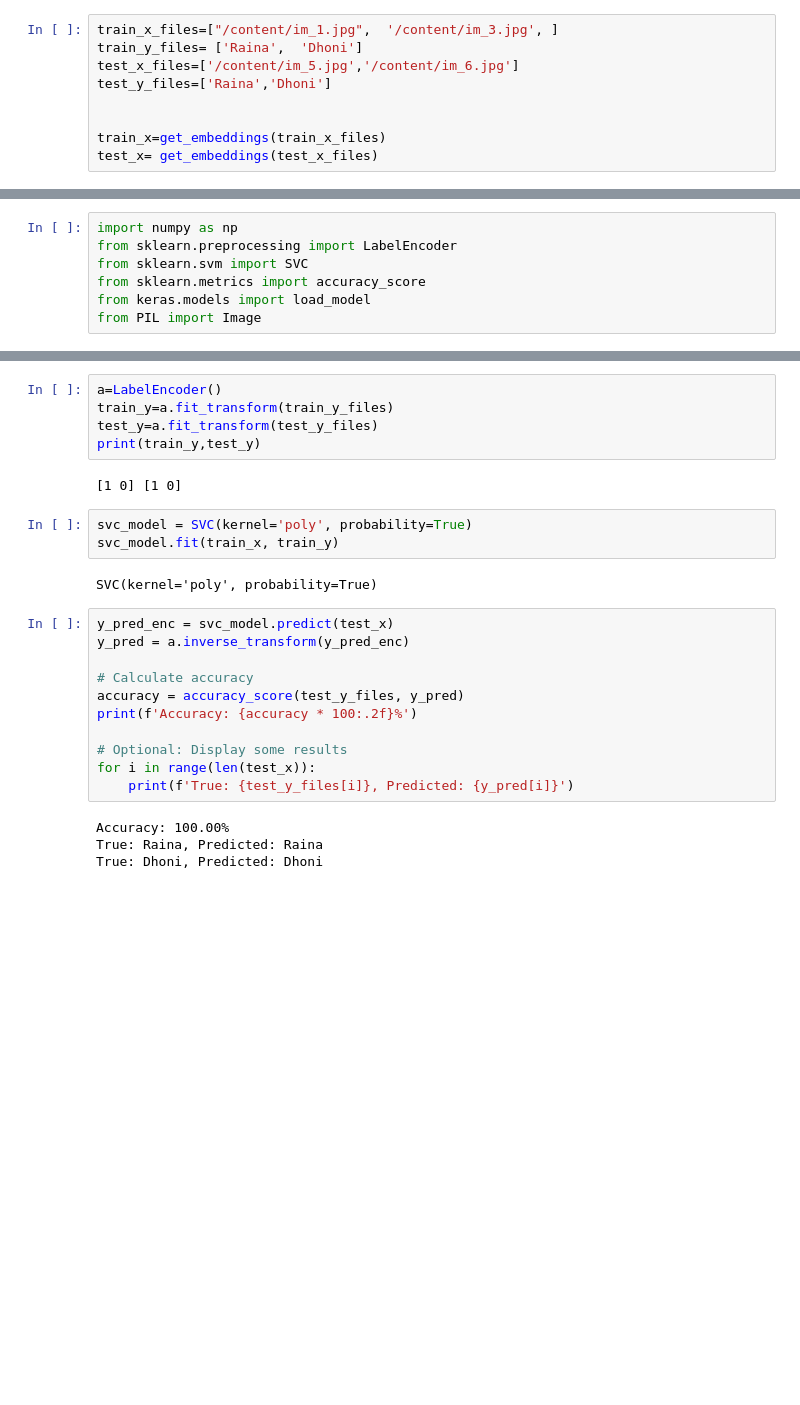
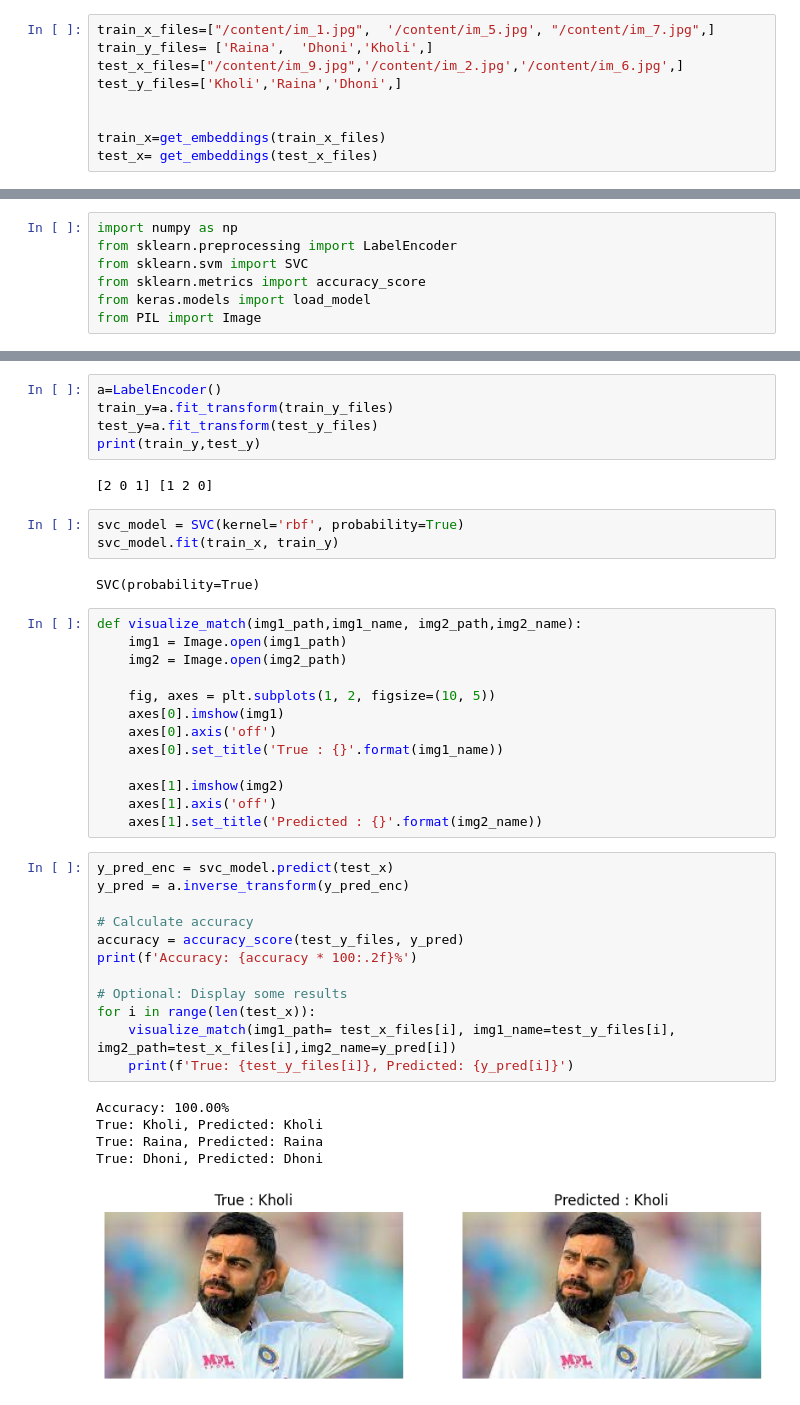
Before and after one commit to DCODE-ARMY/Face-Detection-and-Recognition, a Jupyter notebook: Face_Detection_ND_Spectra.ipynb, the cells around one changed output, grey strips where cells are left out. Saved outputs shown, nothing was run; the diff lists cells and outputs as text; blank space fills up the shorter version.

```diff
--- a/Face_Detection_ND_Spectra.ipynb
+++ b/Face_Detection_ND_Spectra.ipynb
@@ -184,8 +239,8 @@ for i in range(len(known_embeddings)):
 # %%
-train_x_files=["/content/im_1.jpg",  '/content/im_3.jpg', ]
-train_y_files= ['Raina',  'Dhoni']
-test_x_files=['/content/im_5.jpg','/content/im_6.jpg']
-test_y_files=['Raina','Dhoni']
+train_x_files=["/content/im_1.jpg",  '/content/im_5.jpg', "/content/im_7.jpg",]
+train_y_files= ['Raina',  'Dhoni','Kholi',]
+test_x_files=["/content/im_9.jpg",'/content/im_2.jpg','/content/im_6.jpg',]
+test_y_files=['Kholi','Raina','Dhoni',]
 
 
 train_x=get_embeddings(train_x_files)
@@ -229,24 +266,40 @@ train_y=a.fit_transform(train_y_files)
 test_y=a.fit_transform(test_y_files)
 print(train_y,test_y)
 # %% [output]
-[1 0] [1 0]
+[2 0 1] [1 2 0]
 # %%
-svc_model = SVC(kernel='poly', probability=True)
+svc_model = SVC(kernel='rbf', probability=True)
 svc_model.fit(train_x, train_y)
 # %% [output]
-SVC(kernel='poly', probability=True)
+SVC(probability=True)
+# %%
+def visualize_match(img1_path,img1_name, img2_path,img2_name):
+    img1 = Image.open(img1_path)
+    img2 = Image.open(img2_path)
+
+    fig, axes = plt.subplots(1, 2, figsize=(10, 5))
+    axes[0].imshow(img1)
+    axes[0].axis('off')
+    axes[0].set_title('True : {}'.format(img1_name))
+
+    axes[1].imshow(img2)
+    axes[1].axis('off')
+    axes[1].set_title('Predicted : {}'.format(img2_name))
 # %%
 y_pred_enc = svc_model.predict(test_x)
 y_pred = a.inverse_transform(y_pred_enc)
 
 # Calculate accuracy
 accuracy = accuracy_score(test_y_files, y_pred)
 print(f'Accuracy: {accuracy * 100:.2f}%')
 
 # Optional: Display some results
 for i in range(len(test_x)):
+    visualize_match(img1_path= test_x_files[i], img1_name=test_y_files[i], img2_path=test_x_files[i],img2_name=y_pred[i])
     print(f'True: {test_y_files[i]}, Predicted: {y_pred[i]}')
 # %% [output]
 Accuracy: 100.00%
+True: Kholi, Predicted: Kholi
 True: Raina, Predicted: Raina
 True: Dhoni, Predicted: Dhoni
+[figure, added]
```
Also changed, not shown: parts of 11 cells of this notebook.
